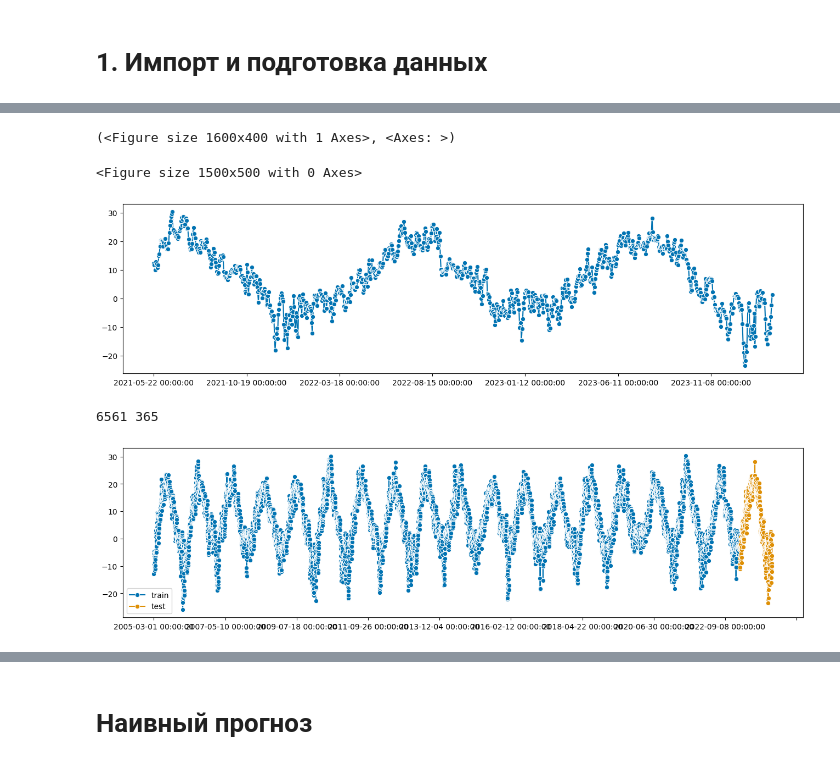
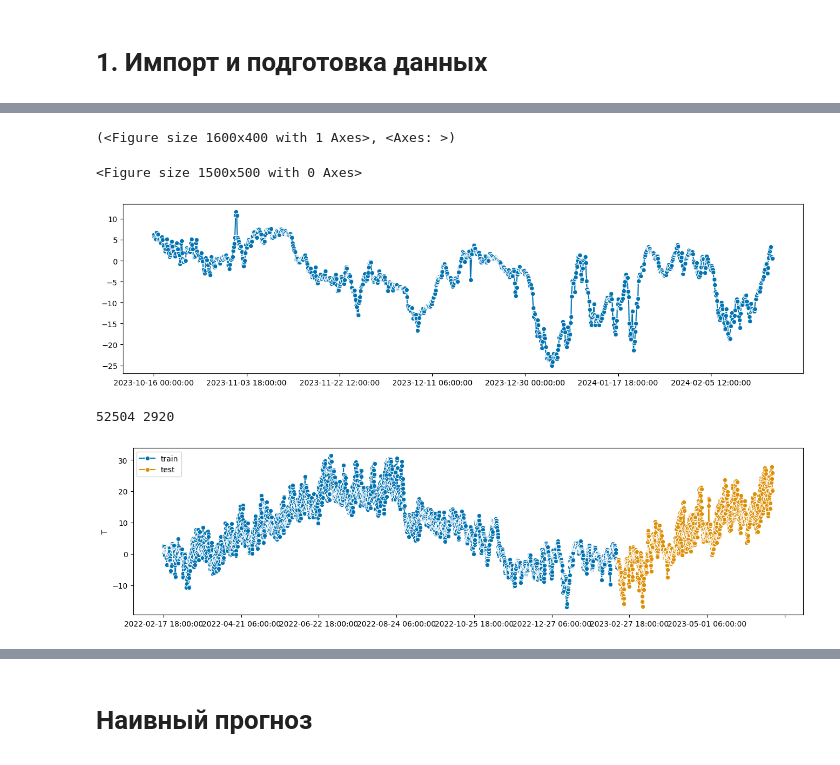
Before and after one commit to S0krat/FQW, a Jupyter notebook: ets.ipynb, the cells around one changed output, grey strips where cells are left out. Saved outputs shown, nothing was run; the diff lists cells and outputs as text; code cells hidden in the pictures.

```diff
--- a/ets.ipynb
+++ b/ets.ipynb
@@ -43,9 +3,21 @@ date_temp_df.index = pd.date_range(start=date_temp_df.index[0], periods=len(date
+# %%
+import pandas as pd
+import numpy as np
+from sktime.utils.plotting import plot_series
+
+temp_df = pd.read_csv("C:\\Users\\Лев\\Projects\\Diploma\\sbp2.csv", sep=';')
+temp_df['time'] = pd.to_datetime(temp_df['time'], dayfirst=True)
+temp_df = temp_df.sort_values(by=['time'])
+temp = pd.DataFrame(pd.date_range(start=temp_df['time'][55215], end=temp_df['time'][0], freq='3 h'), columns=['time'])
+temp = temp.set_index('time').join(temp_df.set_index('time'), how='left')
+temp = temp['T'].ffill()
+temp.index = pd.date_range(start=temp_df['time'][55215], end=temp_df['time'][0], freq='3 h')
 # %%
 import matplotlib.pyplot as plt
 plt.figure(figsize=(15,5))
-plot_series(date_temp_df[-1000:])
+plot_series(temp[-1000:])
 # %% [output]
 (<Figure size 1600x400 with 1 Axes>, <Axes: >)
 <Figure size 1500x500 with 0 Axes>
-[figure, old version]
+[figure, new version]
 # %%
@@ -54,12 +26,12 @@ def rmse(y_true, y_pred):
 # %%
 from sktime.forecasting.model_selection import temporal_train_test_split
 
-dtd_train, dtd_test = temporal_train_test_split(date_temp_df, test_size=365)
-plot_series(dtd_train, dtd_test, labels=['train', 'test'])
-print(dtd_train.shape[0], dtd_test.shape[0])
+temp_train, temp_test = temporal_train_test_split(temp, test_size=2920)
+plot_series(temp_train[-2922:], temp_test[:1000], labels=['train', 'test'])
+print(temp_train.shape[0], temp_test.shape[0])
 # %% [output]
-6561 365
+52504 2920
-[figure, old version]
+[figure, new version]
 # %%
 from sktime.forecasting.base import ForecastingHorizon
 
```
Also changed, not shown: parts of 26 cells of this notebook, 3 other files.
